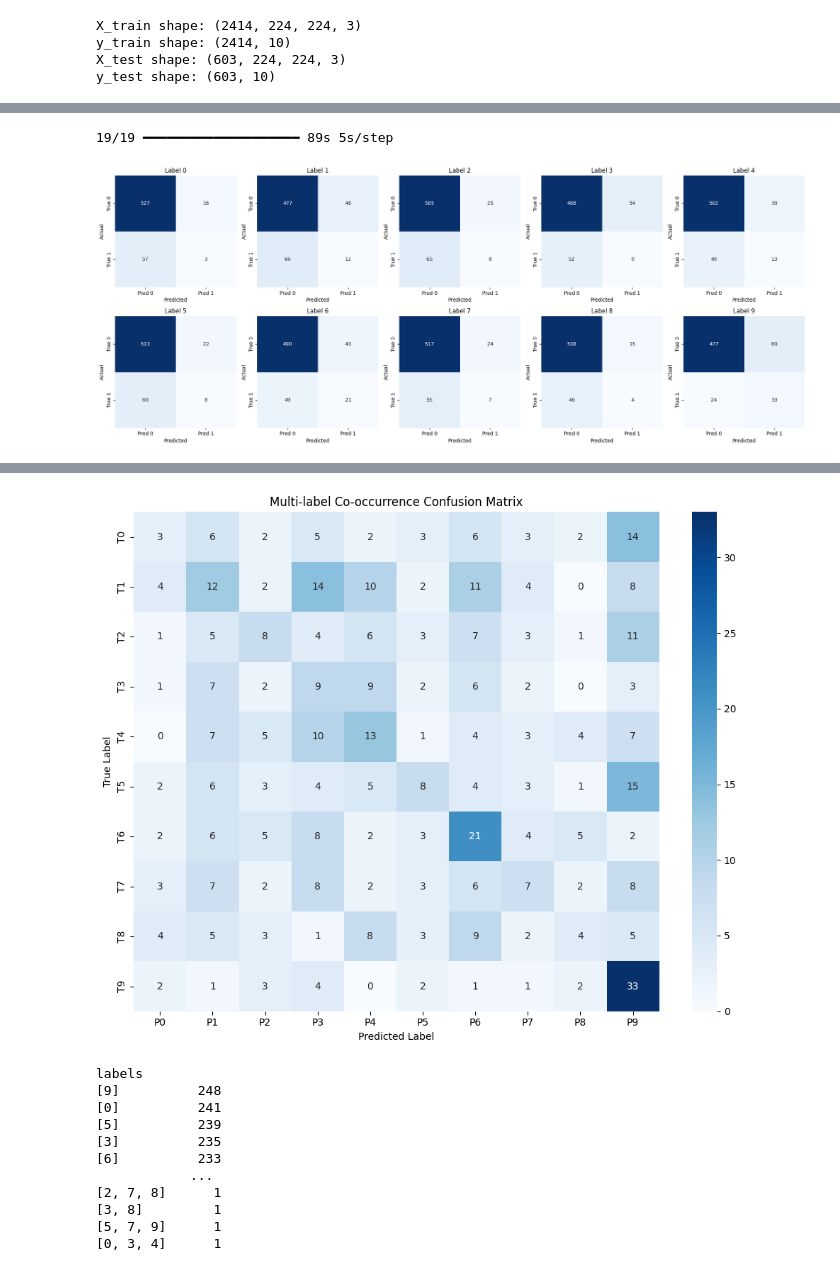
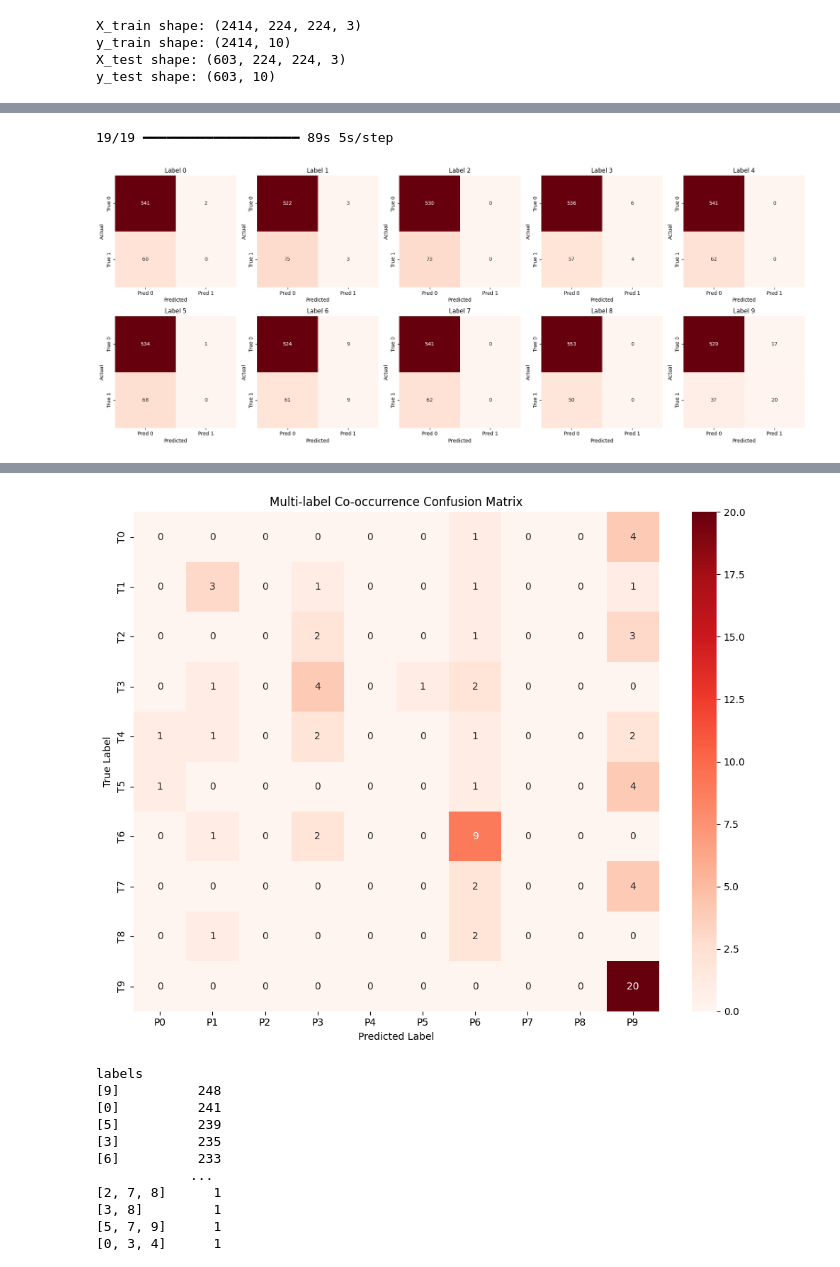
Before and after one commit to lankutse/Game-Genre-Recognition, a Jupyter notebook: game_genre_recognition_network.ipynb, the cells around one changed output, grey strips where cells are left out. Saved outputs shown, nothing was run; the diff lists cells and outputs as text; code cells hidden in the pictures.

```diff
--- a/game_genre_recognition_network.ipynb
+++ b/game_genre_recognition_network.ipynb
@@ -372,7 +372,7 @@ X_test shape: (603, 224, 224, 3)
 y_test shape: (603, 10)
 # %%
 from tensorflow import keras
-from tensorflow.keras.layers import Conv2D, MaxPooling2D, Flatten, Dense, GlobalAveragePooling2D
+from tensorflow.keras.layers import Conv2D, MaxPooling2D, Flatten, Dense, GlobalAveragePooling2D, Dropout
 from keras.layers import Input
 from keras.models import Model
 from keras.applications.densenet import DenseNet121
@@ -389,13 +389,16 @@ better = keras.models.Sequential([
     base_model,
     GlobalAveragePooling2D(),
     Dense(128, activation='relu'),
+    Dropout (0.5),
     Dense(10, activation='sigmoid'),
 ])
 
 #area under the curve - shows how well the model is guessing (if its around 50% - bad. close to 100? good!)
-better.compile(optimizer='adam', loss='binary_crossentropy', metrics=['accuracy', tf.keras.metrics.AUC(name='auc')])
+better.compile(optimizer='adam', loss='binary_crossentropy', metrics=['accuracy', tf.keras.metrics.AUC(name='auc'), tf.keras.metrics.BinaryAccuracy(name='bin_acc')])
+early_stop = tf.keras.callbacks.EarlyStopping(monitor='val_loss', patience=3, restore_best_weights=True)
 
-history = better.fit(X_train, y_train, epochs=25, batch_size=100, validation_split=0.2)
+
+history = better.fit(X_train, y_train, epochs=15, batch_size=100, validation_split=0.2, callbacks=[early_stop])
 
 #printing training results
 print("Final training accuracy:", history.history['accuracy'][-1])
@@ -511,7 +516,7 @@ for i, cm in enumerate(mlcm):
     row, col = divmod(i, 5)
     ax = axes[row, col]
 
-    sns.heatmap(cm, annot=True, fmt='d', cmap='Blues', cbar=False,
+    sns.heatmap(cm, annot=True, fmt='d', cmap='Reds', cbar=False,
                 xticklabels=["Pred 0", "Pred 1"],
                 yticklabels=["True 0", "True 1"],
                 ax=ax)
@@ -523,7 +528,7 @@ plt.tight_layout()
 plt.show()
 # %% [output]
 19/19 ━━━━━━━━━━━━━━━━━━━━ 89s 5s/step
-[figure, old version]
+[figure, new version]
 # %%
 from sklearn.metrics import classification_report, confusion_matrix
 #Plotting the co-occurrence matrix
@@ -548,7 +553,7 @@ def multilabel_confusion_counts(y_true, y_pred):
 co_matrix = multilabel_confusion_counts(y_test, y_pred)
 
 plt.figure(figsize=(10, 8))
-sns.heatmap(co_matrix, annot=True, fmt='d', cmap='Blues', xticklabels=[f"P{i}" for i in range(10)], yticklabels=[f"T{i}" for i in range(10)])
+sns.heatmap(co_matrix, annot=True, fmt='d', cmap='Reds', xticklabels=[f"P{i}" for i in range(10)], yticklabels=[f"T{i}" for i in range(10)])
 plt.xlabel("Predicted Label")
 plt.ylabel("True Label")
 plt.title("Multi-label Co-occurrence Confusion Matrix")
@@ -559,4 +564,4 @@ plt.show()
-[figure, old version]
+[figure, new version]
 # %%
 print(train_df_1['labels'].value_counts())
 print(test_df_1['labels'].value_counts())
```
Also changed, not shown: parts of 4 cells of this notebook.
